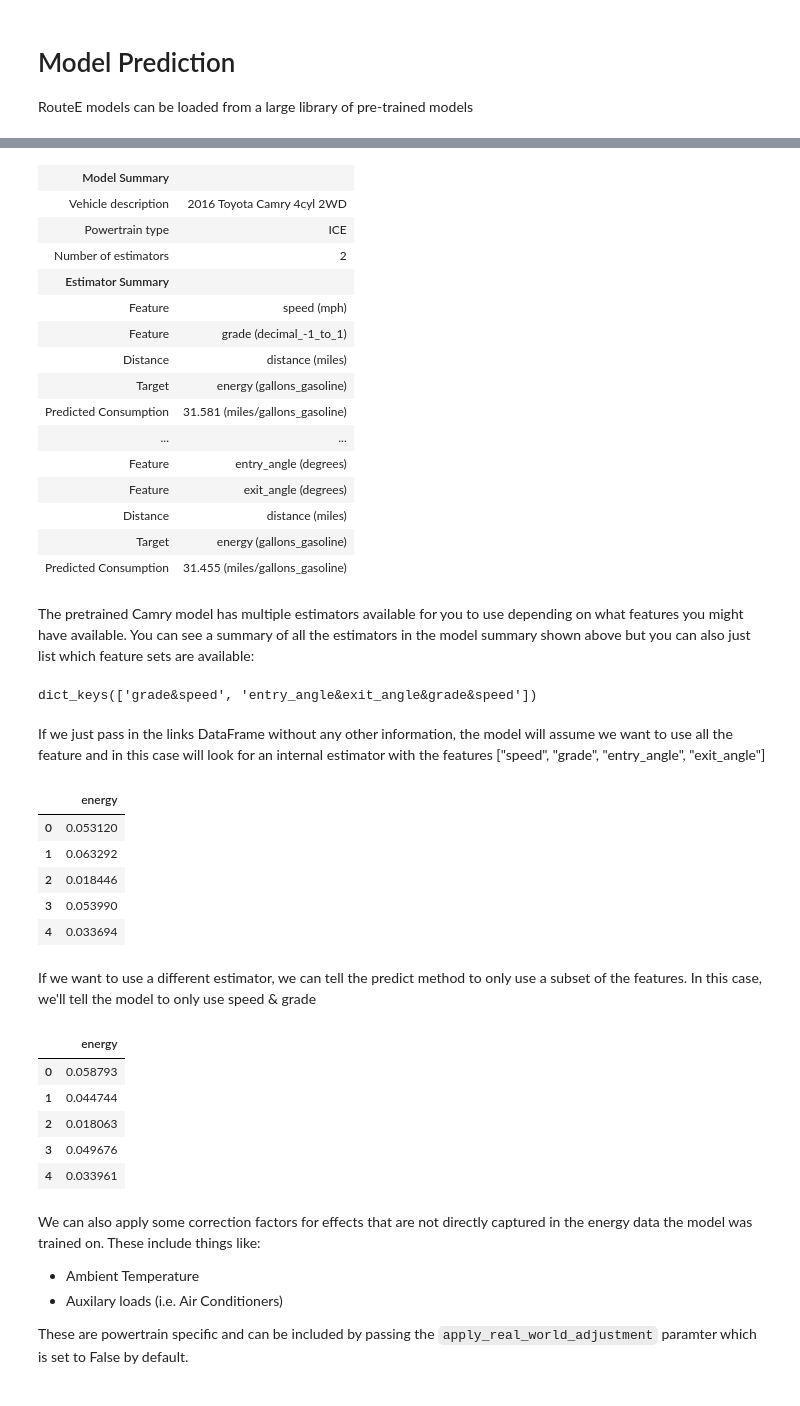
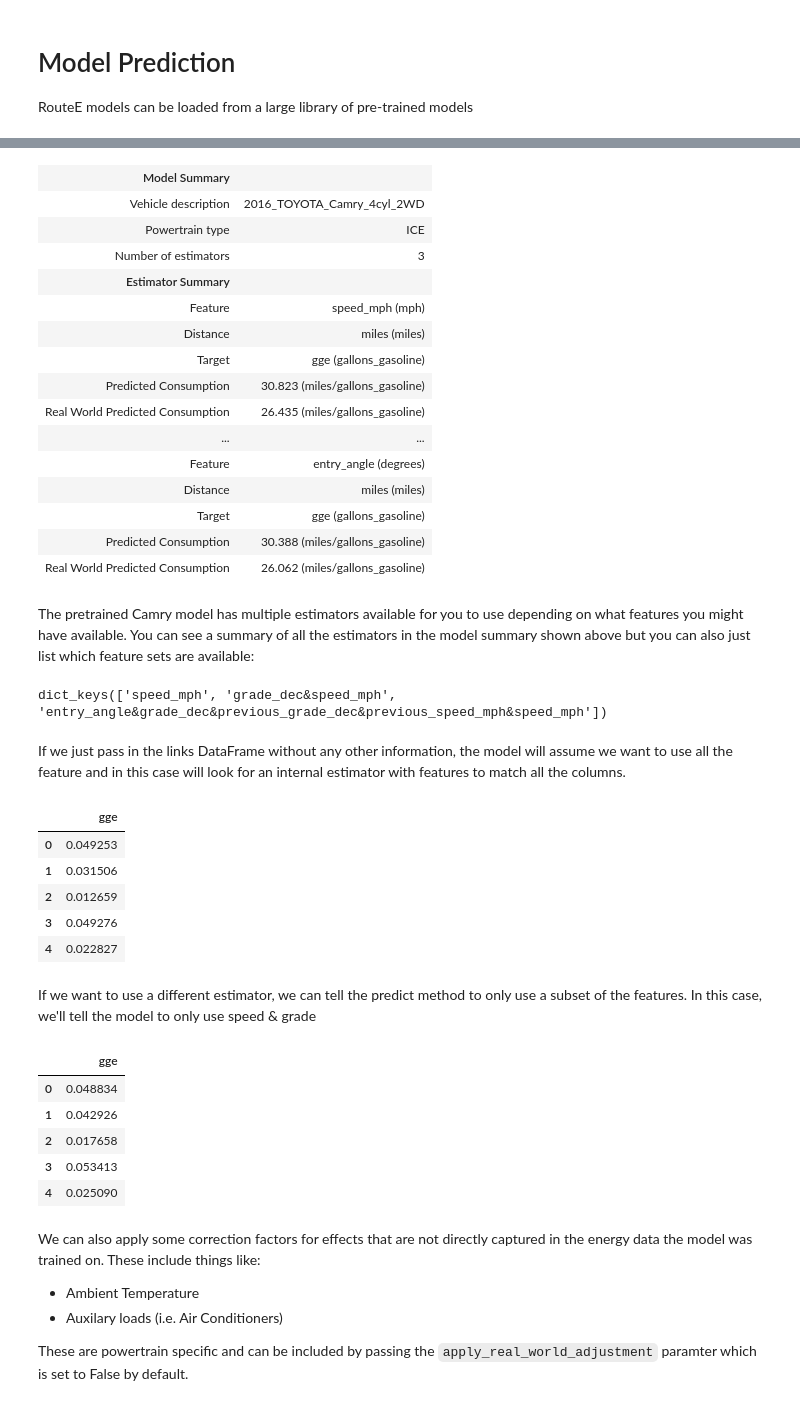
Before and after one commit to NREL/routee-powertrain, a Jupyter notebook: docs/model_prediction.ipynb, the cells around one changed output, grey strips where cells are left out. Cells and saved outputs as stored; diff of their text form; code cells hidden in the pictures.

Commit message:
fix tests, udpate docs, update default models

```diff
--- a/docs/model_prediction.ipynb
+++ b/docs/model_prediction.ipynb
@@ -11,61 +27,62 @@ pt.list_available_models()
 # %%
-camry = pt.load_pretrained_model("2016_TOYOTA_Camry_4cyl_2WD")
+camry = pt.load_model("2016_TOYOTA_Camry_4cyl_2WD")
 # %%
 camry
 # %% [output]
 | Model Summary |  |
-| Vehicle description | 2016 Toyota Camry 4cyl 2WD |
+| Vehicle description | 2016_TOYOTA_Camry_4cyl_2WD |
 | Powertrain type | ICE |
-| Number of estimators | 2 |
+| Number of estimators | 3 |
 | Estimator Summary |  |
-| Feature | speed (mph) |
-| Feature | grade (decimal_-1_to_1) |
-| Distance | distance (miles) |
-| Target | energy (gallons_gasoline) |
-| Predicted Consumption | 31.581 (miles/gallons_gasoline) |
+| Feature | speed_mph (mph) |
+| Distance | miles (miles) |
+| Target | gge (gallons_gasoline) |
+| Predicted Consumption | 30.823 (miles/gallons_gasoline) |
+| Real World Predicted Consumption | 26.435 (miles/gallons_gasoline) |
 | ... | ... |
 | Feature | entry_angle (degrees) |
-| Feature | exit_angle (degrees) |
-| Distance | distance (miles) |
-| Target | energy (gallons_gasoline) |
-| Predicted Consumption | 31.455 (miles/gallons_gasoline) |
+| Distance | miles (miles) |
+| Target | gge (gallons_gasoline) |
+| Predicted Consumption | 30.388 (miles/gallons_gasoline) |
+| Real World Predicted Consumption | 26.062 (miles/gallons_gasoline) |
 # %%
 import pandas as pd
 links = pd.DataFrame({
-    "speed": [10, 20, 30, 40, 50],
-    "grade": [0.0, 0.0, -0.05, 0.05, 0.0],
-    "distance": [1, 1, 1, 1, 1],
-    "entry_angle": [0, 90, 0, 180, 0],
-    "exit_angle": [90, 0, 180, 0, -90]
+    "speed_mph": [10, 20, 30, 40, 50],
+    "previous_speed_mph": [10, 20, 30, 40, 50],
+    "grade_dec": [0.0, 0.0, -0.05, 0.05, 0.0],
+    "previous_grade_dec": [0.0, 0.0, -0.05, 0.05, 0.0],
+    "entry_angle": [0.0, 0.0, -90.0, 0.0, 0.0],
+    "miles": [1, 1, 1, 1, 1],
 })
 # %% [markdown]
 The pretrained Camry model has multiple estimators available for you to use depending on what features you might have available. You can see a summary of all the estimators in the model summary shown above but you can also just list which feature sets are available:
 # %%
 camry.estimators.keys()
 # %% [output]
-dict_keys(['grade&speed', 'entry_angle&exit_angle&grade&speed'])
+dict_keys(['speed_mph', 'grade_dec&speed_mph', 'entry_angle&grade_dec&previous_grade_dec&previous_speed_mph&speed_mph'])
 # %% [markdown]
-If we just pass in the links DataFrame without any other information, the model will assume we want to use all the feature and in this case will look for an internal estimator with the features ["speed", "grade", "entry_angle", "exit_angle"]
+If we just pass in the links DataFrame without any other information, the model will assume we want to use all the feature and in this case will look for an internal estimator with features to match all the columns.
 # %%
 camry.predict(links)
 # %% [output]
-|  | energy |
-| 0 | 0.053120 |
-| 1 | 0.063292 |
-| 2 | 0.018446 |
-| 3 | 0.053990 |
-| 4 | 0.033694 |
+|  | gge |
+| 0 | 0.049253 |
+| 1 | 0.031506 |
+| 2 | 0.012659 |
+| 3 | 0.049276 |
+| 4 | 0.022827 |
 # %% [markdown]
 If we want to use a different estimator, we can tell the predict method to only use a subset of the features. In this case, we'll tell the model to only use speed & grade
 # %%
-camry.predict(links, feature_columns=["speed", "grade"])
+camry.predict(links, feature_columns=["speed_mph", "grade_dec"])
 # %% [output]
-|  | energy |
-| 0 | 0.058793 |
-| 1 | 0.044744 |
-| 2 | 0.018063 |
-| 3 | 0.049676 |
-| 4 | 0.033961 |
+|  | gge |
+| 0 | 0.048834 |
+| 1 | 0.042926 |
+| 2 | 0.017658 |
+| 3 | 0.053413 |
+| 4 | 0.025090 |
 # %% [markdown]
 We can also apply some correction factors for effects that are not directly captured in the energy data the model was trained on. These include things like:
  - Ambient Temperature
```
Also changed, not shown: parts of 8 cells of this notebook, 16 other files.
